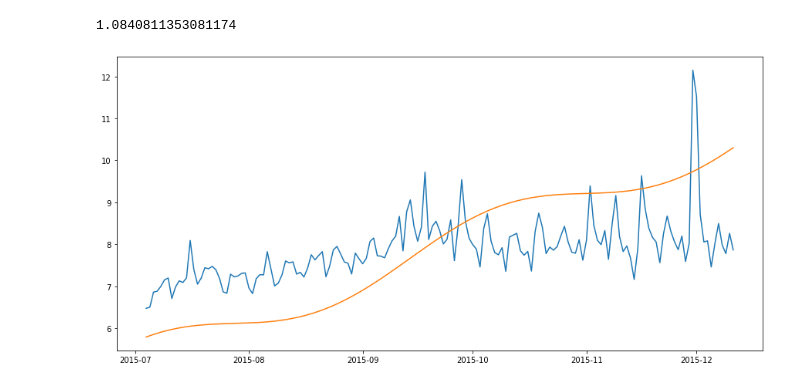
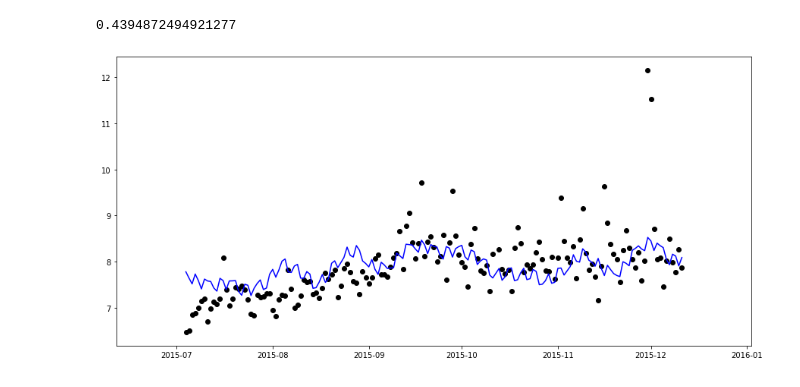
Before and after one commit to bshabashFD/Chronos, a Jupyter notebook: prototype.ipynb, the cells around one changed output. Drawn from its saved outputs; the diff is of its cells as text; code cells hidden in the pictures.

Commit message:
Added a predict function!

```diff
--- a/prototype.ipynb
+++ b/prototype.ipynb
@@ -8,7 +8,7 @@ import matplotlib.pyplot as plt
 df = pd.read_csv('data/prophetData.csv')
 df['ds'] = pd.to_datetime(df['ds'])
 df.head()
-df = df[-200:]
+df = df[-400:]
 #df['y'] = df['y']*100
 # %%
 plt.figure(figsize=(15,7))
@@ -33,8 +33,10 @@ import Chronos
 # %%
 importlib.reload(Chronos)
 my_cr = Chronos.Chronos(G=400,
-                        p_m= 0.08,
-                        r_m = 0.01)
+                        p_m= 0.1,
+                        r_m = 0.5,
+                        yearly_seasonality=5,
+                        monthly_seasonality=5)
 # %%
 my_cr = my_cr.fit(df_train)
 # %% [output]
@@ -63,0 +56,4 @@ Name: ts, dtype: float64
+# %%
+predict_df = df_train.copy()
+predict_df = my_cr.predict(predict_df)
+predict_df.head()
@@ -64,12 +76,12 @@ Name: ts, dtype: float64
 # %%
 from Chronos import CHRONOS_MSE
-CHRONOS_MSE(train_df['y'], predictions)
+CHRONOS_MSE(predict_df['y'], predict_df['yhat'])
 # %% [output]
-1.0840811353081174
+0.4394872494921277
 # %%
 plt.figure(figsize=(15,7))
-plt.plot(train_df['ds'], train_df['y'])
-plt.plot(train_df['ds'], predictions)
+plt.scatter(predict_df['ds'], predict_df['y'], c="black")
+plt.plot(predict_df['ds'], predict_df['yhat'], c="blue")
 plt.show();
 # %% [output]
-[figure, old version]
+[figure, new version]
```
Also changed, not shown: parts of 11 cells of this notebook, 1 other file.
